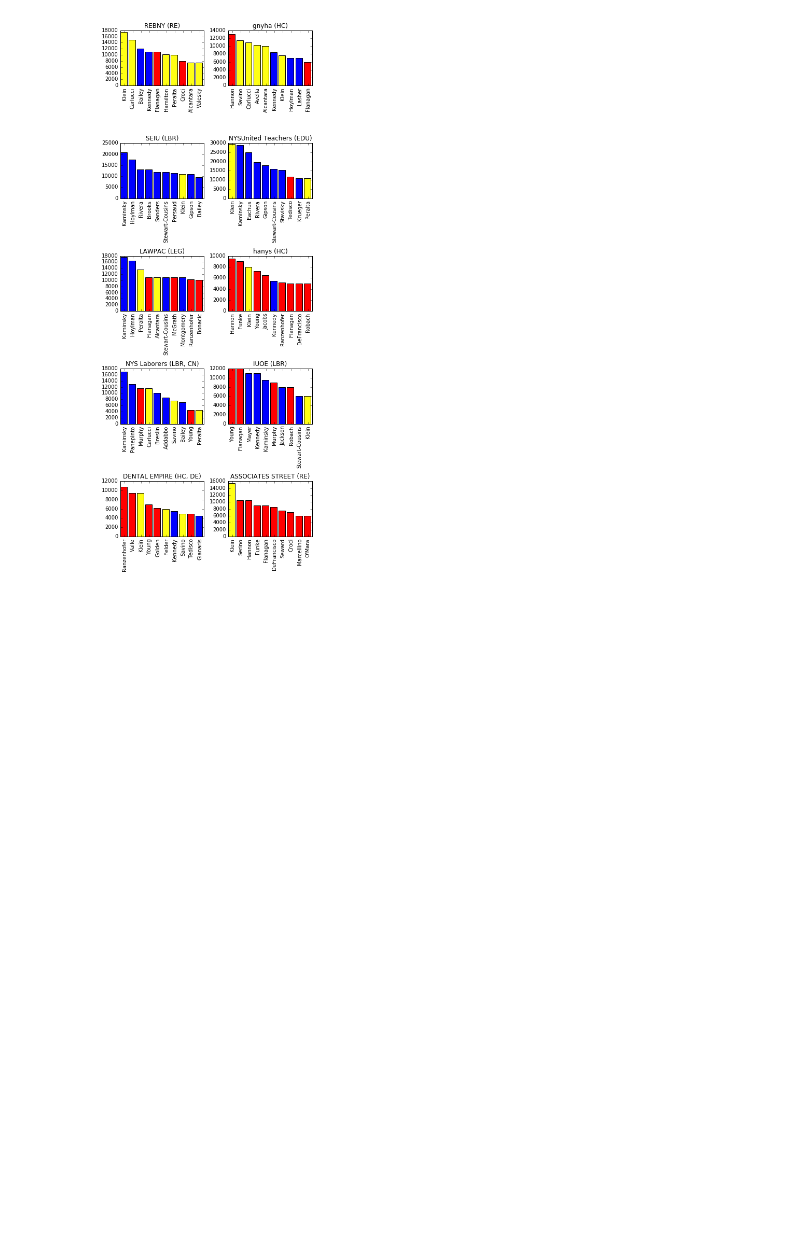
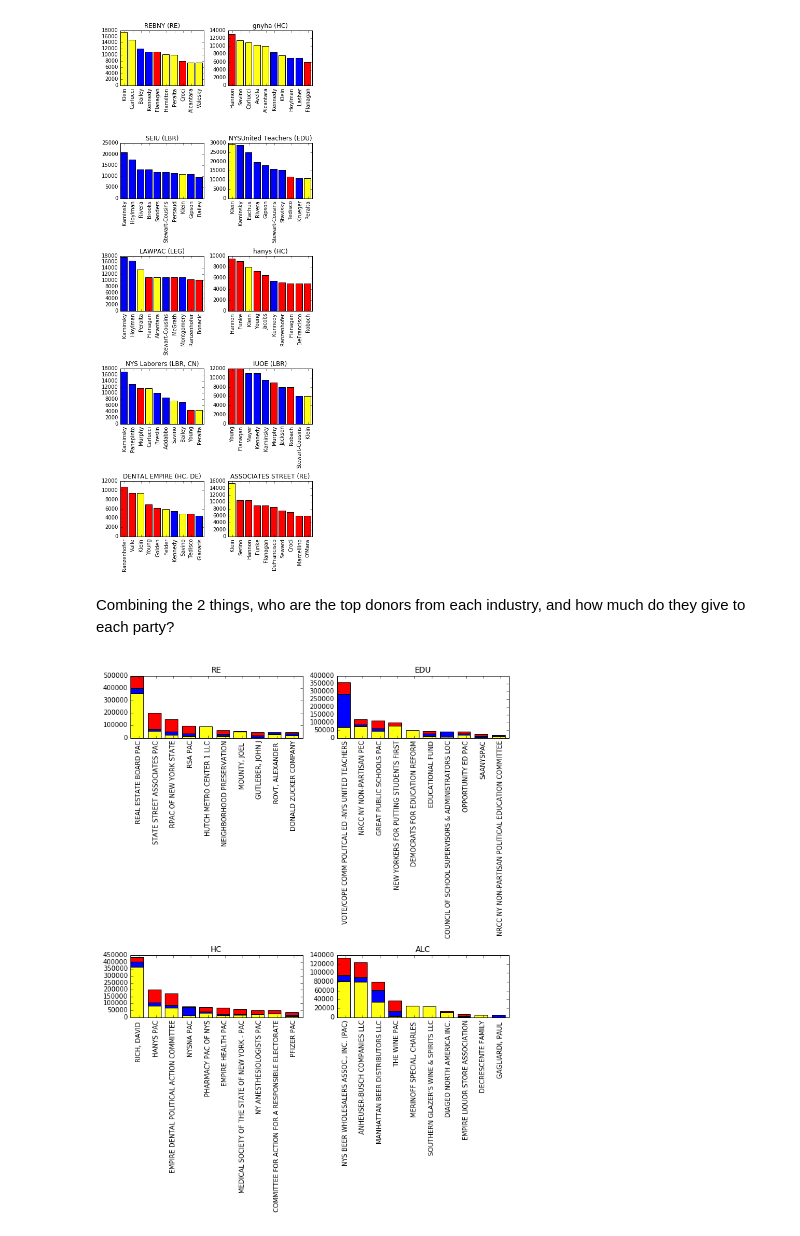
Before and after one commit to RDMelamed/IDC, a Jupyter notebook: feb22_meeting.ipynb, the cells around one changed output. Saved outputs shown, nothing was run; the diff lists cells and outputs as text; code cells hidden in the pictures; blank space fills up the shorter version.

```diff
--- a/feb22_meeting.ipynb
+++ b/feb22_meeting.ipynb
@@ -16,3 +16,9 @@ Similarly, I found the donors who spent the most, total (so this is not biased e
 Image(filename='pngs/feb22_donors.png',width=500)
 # %% [output]
 [figure]
+# %% [markdown]
+Combining the 2 things, who are the top donors from each industry, and how much do they give to each party?
+# %%
+Image(filename='pngs/feb22_category_top_donors.png',width=600)
+# %% [output]
+[figure, added]
```
